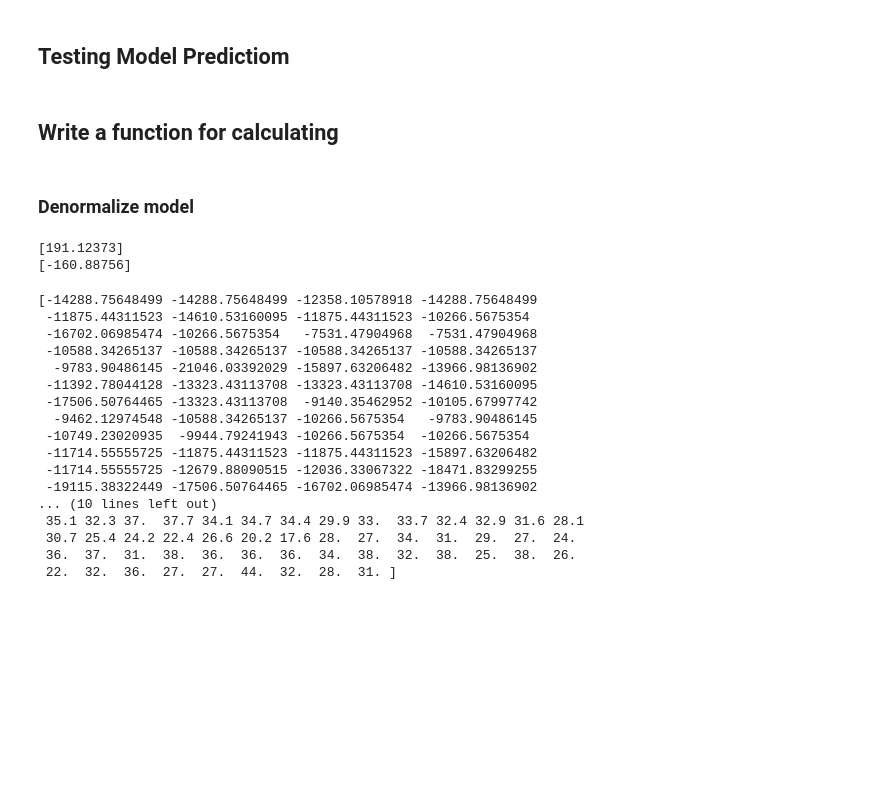
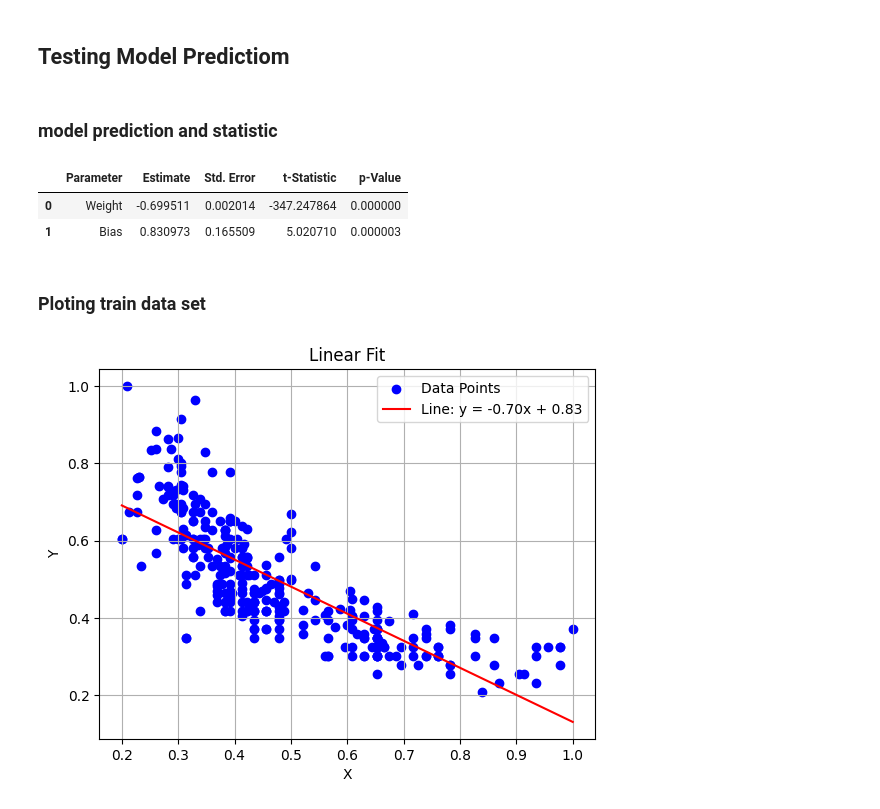
Before and after one commit to xXKeNdAmAmAsTeRXx/ISLP_labs, a Jupyter notebook: applied-Tasks/Chap03-tasks.ipynb, the cells around one changed output. Cells and saved outputs as stored; diff of their text form; code cells hidden in the pictures; blank space fills up the shorter version.

Commit message:
add plotting on train and val data set

```diff
--- a/applied-Tasks/Chap03-tasks.ipynb
+++ b/applied-Tasks/Chap03-tasks.ipynb
@@ -171,40 +174,37 @@ OrderedDict([('b', tensor([0.8310], device='cuda:0')), ('w', tensor([-0.6995], d
 # %% [markdown]
 ## Testing Model Predictiom
-# %% [markdown]
-## Write a function for calculating
 # %% [markdown]
-### Denormalize model
+### model prediction and statistic
 # %%
-b,w = model.parameters()
-b, w=b.detach().cpu().numpy(), w.detach().cpu().numpy()
+#Normalize val tensors
+x_val_tensor /= x_val_tensor.max()
+y_val /= y_val.max()
 
-b *= max(x_train)
+#Make prediction
+model.eval()
+y_pred_tensor=model(x_val_tensor)
 
-print(b)
-print(w)
+# move to numpy
+y_pred=(y_pred_tensor.detach().cpu().numpy())
+
+b_t,w_t = model.parameters()
+b, w = b_t.detach().cpu().numpy(), w_t.detach().cpu().numpy()
+
+simple_linear_regression_summary(w,b,x_val,y_val,y_pred)
 # %% [output]
-[191.12373]
-[-160.88756]
+|  | Parameter | Estimate | Std. Error | t-Statistic | p-Value |
+| 0 | Weight | -0.699511 | 0.002014 | -347.247864 | 0.000000 |
+| 1 | Bias | 0.830973 | 0.165509 | 5.020710 | 0.000003 |
-# %%
-model.eval()
-y_pred = b + w*x_val
-print(y_pred)
-print(y_val)
-# %% [output]
-[-14288.75648499 -14288.75648499 -12358.10578918 -14288.75648499
- -11875.44311523 -14610.53160095 -11875.44311523 -10266.5675354
- -16702.06985474 -10266.5675354   -7531.47904968  -7531.47904968
- -10588.34265137 -10588.34265137 -10588.34265137 -10588.34265137
-  -9783.90486145 -21046.03392029 -15897.63206482 -13966.98136902
- -11392.78044128 -13323.43113708 -13323.43113708 -14610.53160095
- -17506.50764465 -13323.43113708  -9140.35462952 -10105.67997742
-  -9462.12974548 -10588.34265137 -10266.5675354   -9783.90486145
- -10749.23020935  -9944.79241943 -10266.5675354  -10266.5675354
- -11714.55555725 -11875.44311523 -11875.44311523 -15897.63206482
- -11714.55555725 -12679.88090515 -12036.33067322 -18471.83299255
- -19115.38322449 -17506.50764465 -16702.06985474 -13966.98136902
-... (10 lines left out)
- 35.1 32.3 37.  37.7 34.1 34.7 34.4 29.9 33.  33.7 32.4 32.9 31.6 28.1
- 30.7 25.4 24.2 22.4 26.6 20.2 17.6 28.  27.  34.  31.  29.  27.  24.
- 36.  37.  31.  38.  36.  36.  36.  34.  38.  32.  38.  25.  38.  26.
- 22.  32.  36.  27.  27.  44.  32.  28.  31. ]
+# %% [markdown]
+### Ploting train data set
+# %%
+w = float(w)
+b = float(b)
+
+#normalization
+x_train_n = x_train/x_train.max()
+y_train_n = y_train/y_train.max()
+
+plot_line_on_data(x_train_n, y_train_n, w,b)
+# %% [output]
+[figure, added]
```
Also changed, not shown: parts of 7 cells of this notebook, 2 other files.
